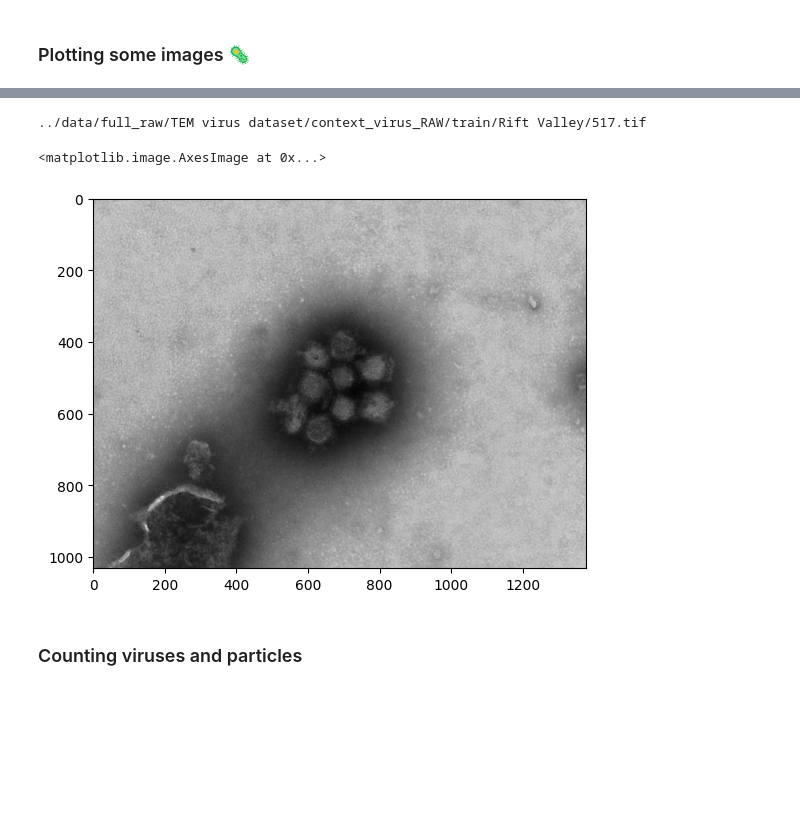
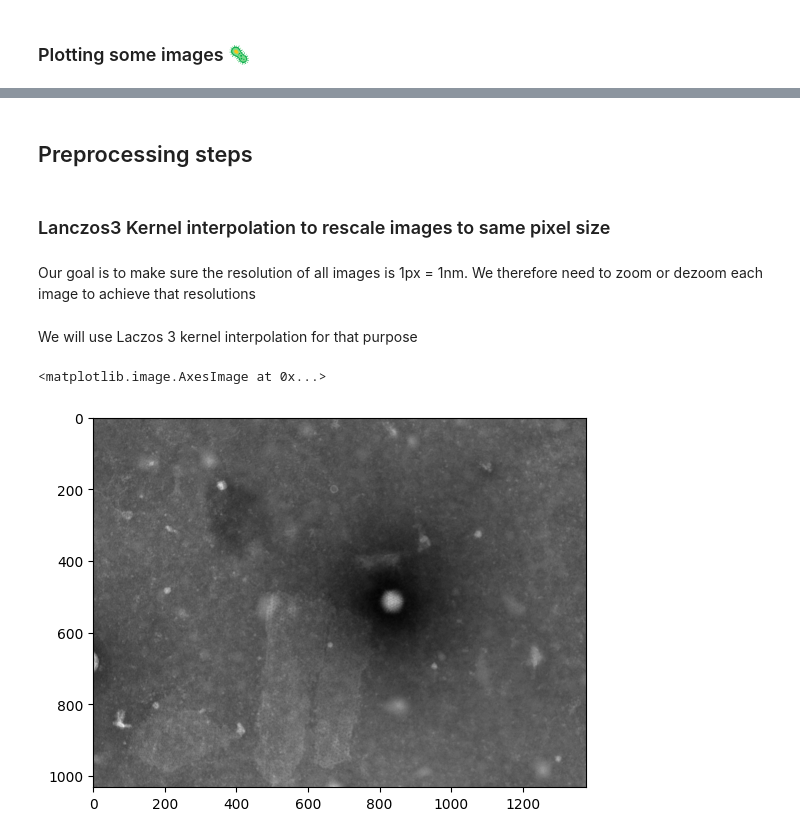
Before and after one commit to deep-disease-detection/ddd-ai, a Jupyter notebook: notebook/youssef_notebook.ipynb, the cells around one changed output, grey strips where cells are left out. Saved outputs shown, nothing was run; the diff lists cells and outputs as text; code cells hidden in the pictures; blank space fills up the shorter version.

Commit message:
Updated my notebook with all preprocessing code

```diff
--- a/notebook/youssef_notebook.ipynb
+++ b/notebook/youssef_notebook.ipynb
@@ -8,7 +13,8 @@ import os
 # %% [markdown]
 ### Plotting some images 🦠
 # %%
-RAW_DATA_PATH = '../data/full_raw/TEM virus dataset/context_virus_RAW'
+RAW_DATA_PATH = '../data/full/TEM virus dataset/context_virus_RAW'
+IMAGE_SIZE = 256
 viruses = os.listdir(os.path.join(RAW_DATA_PATH, 'train'))
 # %%
 #load the first image from a virus folder in train
@@ -22,9 +62,36 @@ def load_sample(virus):
+# %% [markdown]
+## Preprocessing steps
+# %% [markdown]
+### Lanczos3 Kernel interpolation to rescale images to same pixel size
+# %% [markdown]
+Our goal is to make sure the resolution of all images is 1px = 1nm. We therefore need to zoom or dezoom each image to achieve that resolutions
+# %% [markdown]
+We will use Laczos 3 kernel interpolation for that purpose
+# %%
+#get an image to test
+dataset = "train"
+virus = "Adenovirus"
+image_file = "A4-65k-071120_2"
+
+#get the path to all the files
+image_path = os.path.join(RAW_DATA_PATH, dataset, virus, f'{image_file}.tif')
+position_path = os.path.join(RAW_DATA_PATH, dataset, virus, "particle_positions", f'{image_file}_particlepositions.txt')
+tag_path = os.path.join(RAW_DATA_PATH, dataset, virus, "tags", f'{image_file}.tif_tags.csv')
+
+#get the image
+img = np.expand_dims(cv2.imread(image_path, -1).astype(np.float32),2)
+# img = cv2.imread(image_path, cv2.IMREAD_GRAYSCALE)
+
+
+#get a dict with tag
+tag_dict = {}
+with open(tag_path) as f:
+    for l in f.readlines():
+        values = l.split(";")
+        tag_dict[values[0]] = values[1].strip('\n')
 # %%
-#plot labels and bounding box
-plt.imshow(load_sample('Rift Valley'), cmap="gray")
+#show base image
+plt.imshow(img, cmap="gray")
 # %% [output]
-../data/full_raw/TEM virus dataset/context_virus_RAW/train/Rift Valley/517.tif
+<matplotlib.image.AxesImage at 0x...>
-<matplotlib.image.AxesImage at 0x...>
-[figure, old version]
+[figure, new version]
-# %% [markdown]
-### Counting viruses and particles
```
Also changed, not shown: parts of 25 cells of this notebook.
